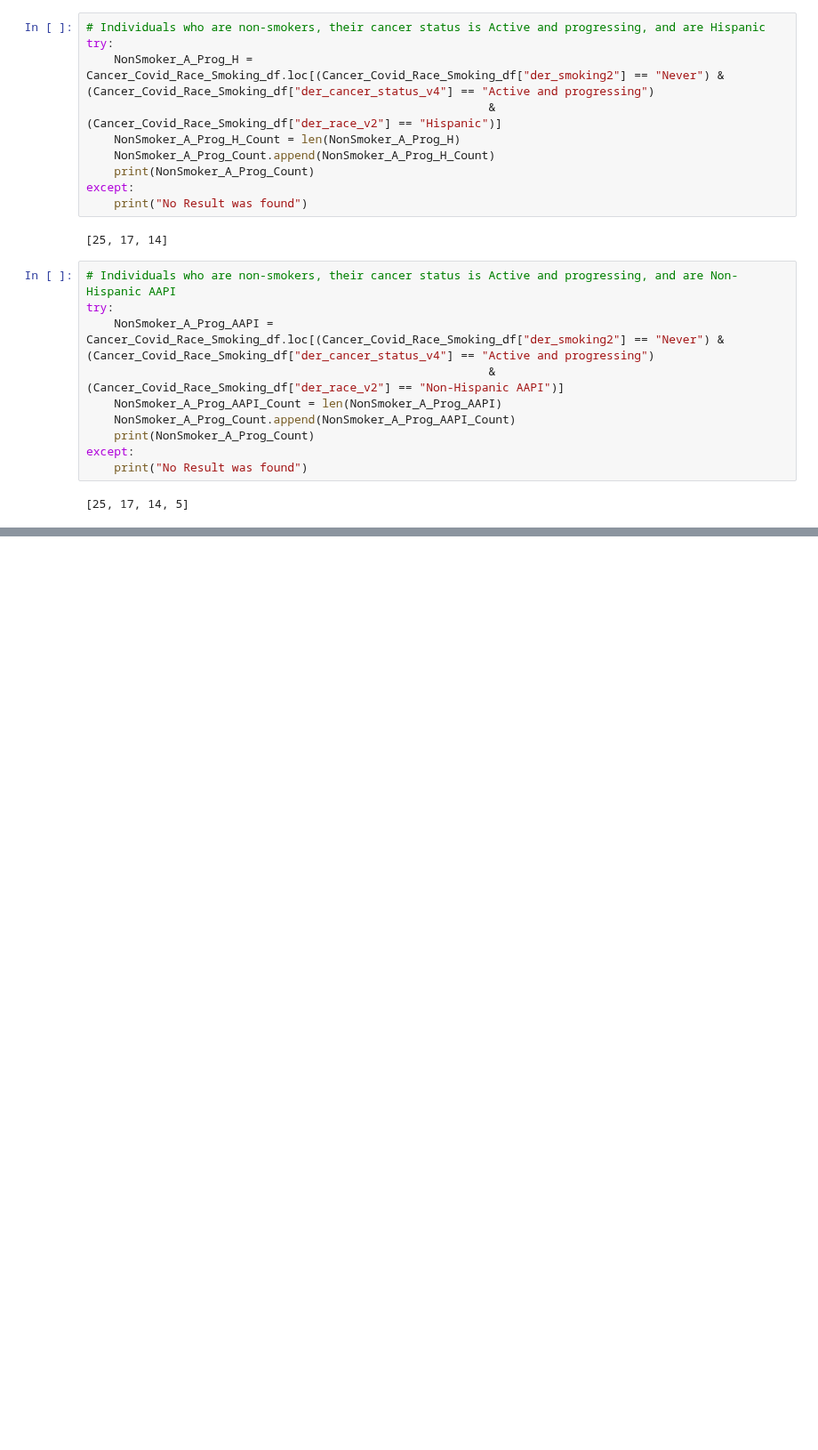
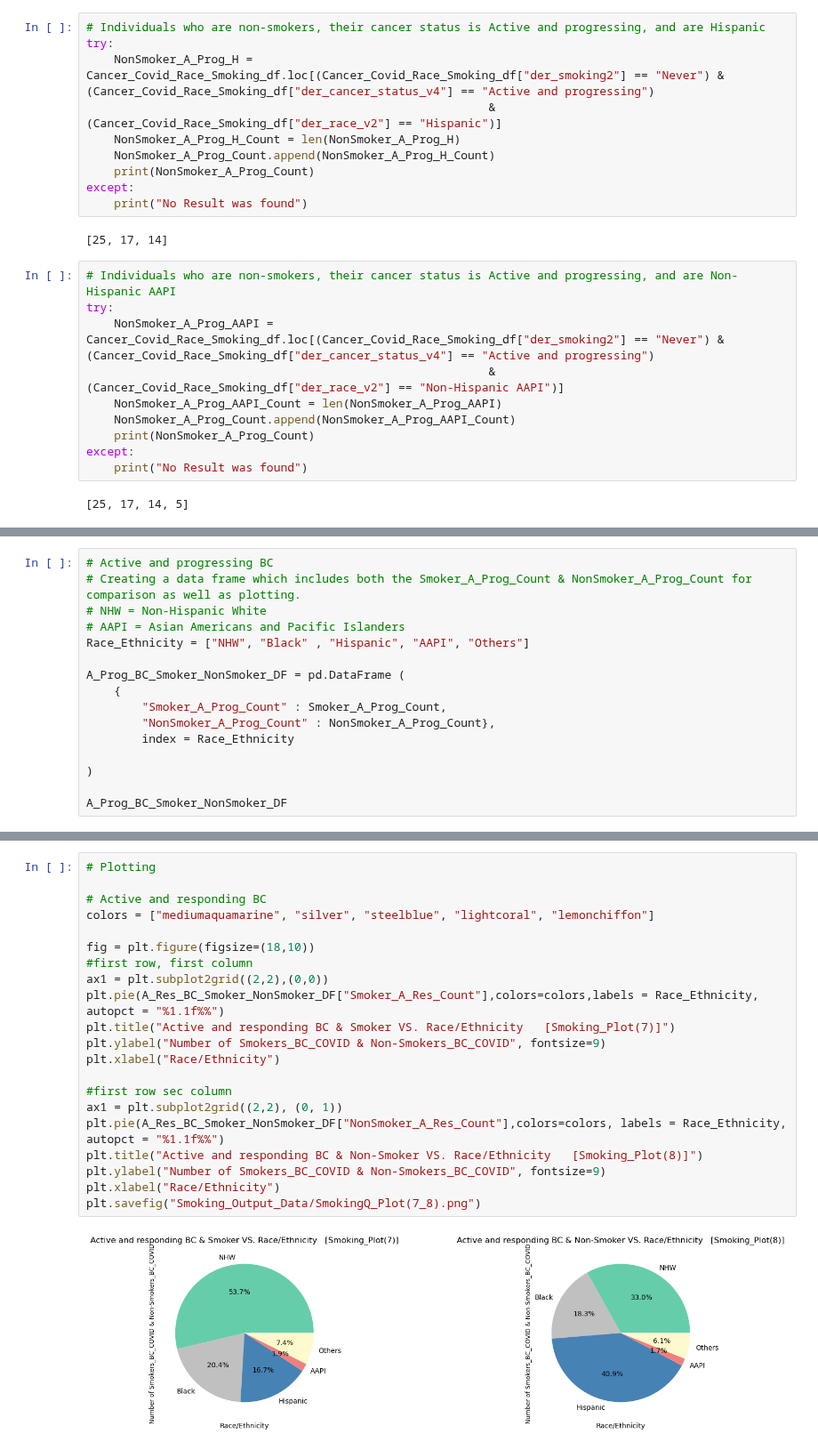
Before and after one commit to HSaleem352/Bootcamp-Project1, a Jupyter notebook: data_cleaning_MB.ipynb, the cells around one changed output, grey strips where cells are left out. Shown at 89% size. Drawn from its saved outputs; the diff is of its cells as text; blank space fills up the shorter version.

```diff
--- a/data_cleaning_MB.ipynb
+++ b/data_cleaning_MB.ipynb
@@ -1143,0 +1192,16 @@ except:
+# %%
+# Active and progressing BC
+# Creating a data frame which includes both the Smoker_A_Prog_Count & NonSmoker_A_Prog_Count for comparison as well as plotting.
+# NHW = Non-Hispanic White
+# AAPI = Asian Americans and Pacific Islanders
+Race_Ethnicity = ["NHW", "Black" , "Hispanic", "AAPI", "Others"]
+
+A_Prog_BC_Smoker_NonSmoker_DF = pd.DataFrame (
+    {
+        "Smoker_A_Prog_Count" : Smoker_A_Prog_Count,
+        "NonSmoker_A_Prog_Count" : NonSmoker_A_Prog_Count},
+        index = Race_Ethnicity
+
+)
+
+A_Prog_BC_Smoker_NonSmoker_DF
@@ -1143,0 +1215,23 @@ except:
+# %%
+# Plotting
+
+# Active and responding BC
+colors = ["mediumaquamarine", "silver", "steelblue", "lightcoral", "lemonchiffon"]
+
+fig = plt.figure(figsize=(18,10))
+#first row, first column
+ax1 = plt.subplot2grid((2,2),(0,0))
+plt.pie(A_Res_BC_Smoker_NonSmoker_DF["Smoker_A_Res_Count"],colors=colors,labels = Race_Ethnicity, autopct = "%1.1f%%")
+plt.title("Active and responding BC & Smoker VS. Race/Ethnicity   [Smoking_Plot(7)]")
+plt.ylabel("Number of Smokers_BC_COVID & Non-Smokers_BC_COVID", fontsize=9)
+plt.xlabel("Race/Ethnicity")
+
+#first row sec column
+ax1 = plt.subplot2grid((2,2), (0, 1))
+plt.pie(A_Res_BC_Smoker_NonSmoker_DF["NonSmoker_A_Res_Count"],colors=colors, labels = Race_Ethnicity, autopct = "%1.1f%%")
+plt.title("Active and responding BC & Non-Smoker VS. Race/Ethnicity   [Smoking_Plot(8)]")
+plt.ylabel("Number of Smokers_BC_COVID & Non-Smokers_BC_COVID", fontsize=9)
+plt.xlabel("Race/Ethnicity")
+plt.savefig("Smoking_Output_Data/SmokingQ_Plot(7_8).png")
+# %% [output]
+[figure, added]
```
Also changed, not shown: parts of 11 cells of this notebook, 8 other files.
